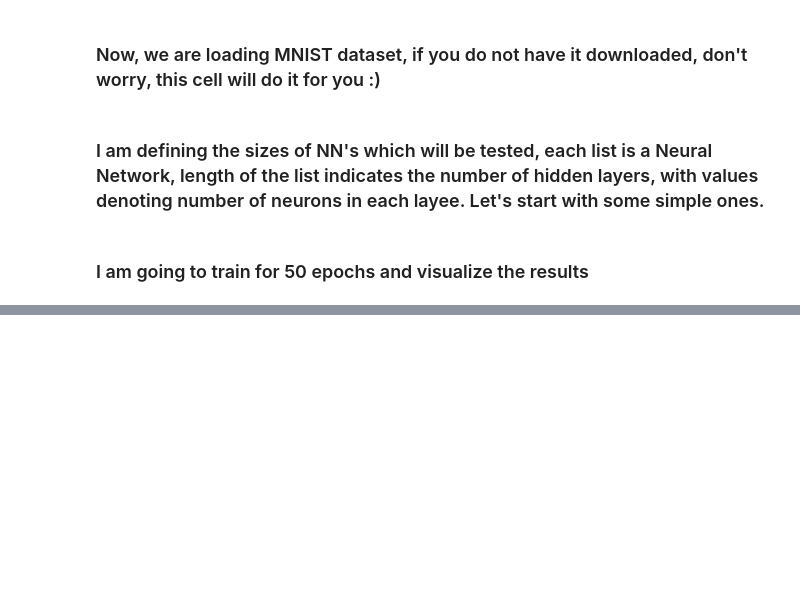
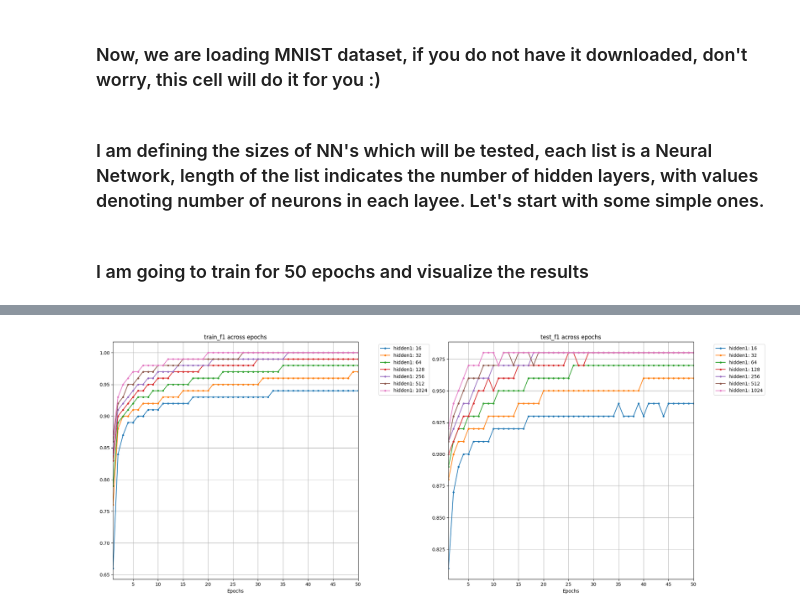
Before and after one commit to dkoterwa/tidy_nn_notebooks, a Jupyter notebook: 1_influence_of_nn_size.ipynb, the cells around one changed output, grey strips where cells are left out. Cells and saved outputs as stored; diff of their text form; code cells hidden in the pictures; blank space fills up the shorter version.

```diff
--- a/1_influence_of_nn_size.ipynb
+++ b/1_influence_of_nn_size.ipynb
@@ -114,0 +120,4 @@ plot_metric_for_multiple_models(metrics, ["train_accuracy", "test_accuracy"], NU
+# %%
+plot_metric_for_multiple_models(metrics, ["train_f1", "test_f1"], NUM_TRAINING_EPOCHS)
+# %% [output]
+[figure, added]
```
Also changed, not shown: parts of 33 cells of this notebook, 4 other files.
